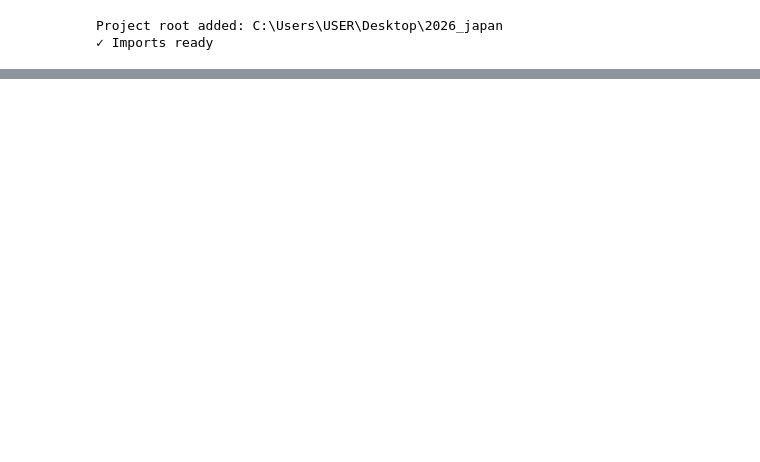
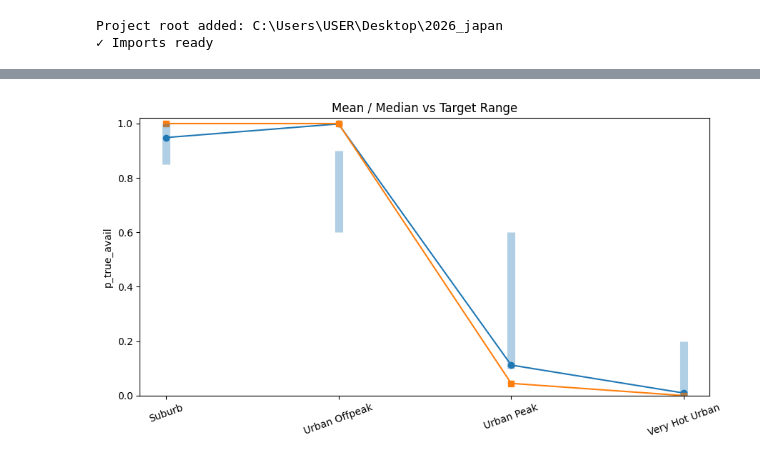
Before and after one commit to radimon/2025_flight_delay_prediction, a Jupyter notebook: notebooks/07-5_parking_simulate.ipynb, the cells around one changed output, grey strips where cells are left out. Saved outputs shown, nothing was run; the diff lists cells and outputs as text; code cells hidden in the pictures; blank space fills up the shorter version.

```diff
--- a/notebooks/07-5_parking_simulate.ipynb
+++ b/notebooks/07-5_parking_simulate.ipynb
@@ -286,0 +421,45 @@ Name: p_true_avail, dtype: float64
+# %%
+def plot_group_mean_vs_target(df):
+    order = ["Suburb", "Urban Offpeak", "Urban Peak", "Very Hot Urban"]
+    target_ranges = {
+        "Suburb": (0.85, 1.00),
+        "Urban Offpeak": (0.60, 0.90),
+        "Urban Peak": (0.10, 0.60),
+        "Very Hot Urban": (0.00, 0.20),
+    }
+
+    stats = []
+    for g in order:
+        vals = df.loc[df["group"] == g, "p_true_avail"].dropna()
+        if len(vals) == 0:
+            continue
+        stats.append({
+            "group": g,
+            "mean": vals.mean(),
+            "median": vals.median(),
+            "q25": vals.quantile(0.25),
+            "q75": vals.quantile(0.75),
+        })
+
+    stat_df = pd.DataFrame(stats)
+
+    x = np.arange(len(stat_df))
+
+    plt.figure(figsize=(9, 5))
+    plt.plot(x, stat_df["mean"], marker="o")    # circle
+    plt.plot(x, stat_df["median"], marker="s")  # square
+
+    for i, g in enumerate(stat_df["group"]):
+        lo, hi = target_ranges[g]
+        plt.vlines(i, lo, hi, linewidth=8, alpha=0.35)
+
+    plt.xticks(x, stat_df["group"], rotation=20)
+    plt.ylim(0, 1.02)
+    plt.ylabel("p_true_avail")
+    plt.title("Mean / Median vs Target Range")
+    plt.tight_layout()
+    plt.show()
+
+plot_group_mean_vs_target(df_check)
+# %% [output]
+[figure, added]
```
Also changed, not shown: parts of 16 cells of this notebook, 5 other files.
